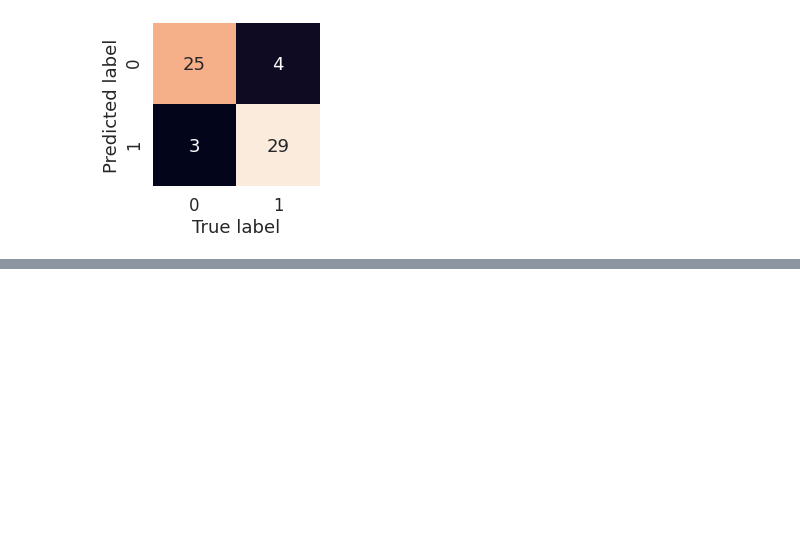
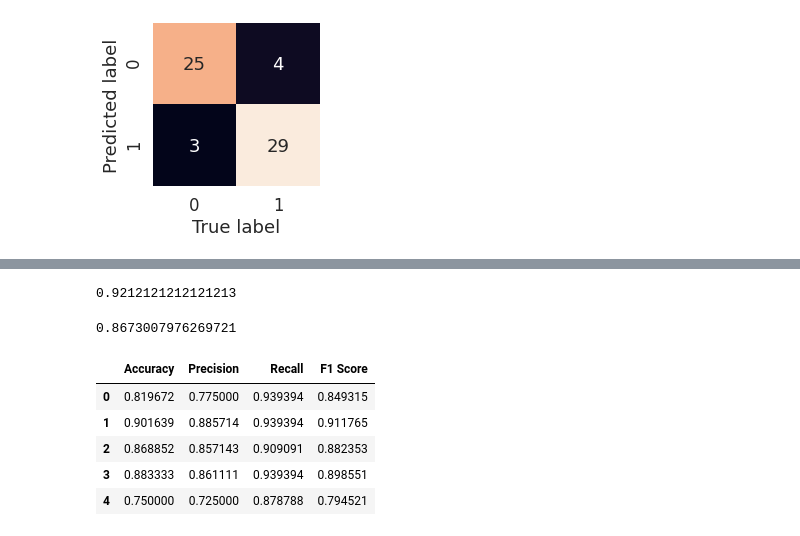
Before and after one commit to Shaheer-Imam/Data-Science, a Jupyter notebook: Heart disease classification.ipynb, the cells around one changed output, grey strips where cells are left out. Drawn from its saved outputs; the diff is of its cells as text; code cells hidden in the pictures; blank space fills up the shorter version.

```diff
--- a/Heart disease classification.ipynb
+++ b/Heart disease classification.ipynb
@@ -439,0 +475,4 @@ plot_confusion_matrix(y_test,y_results)
+# %%
+np.mean(cv_recall)
+# %% [output]
+0.9212121212121213
@@ -439,0 +481,4 @@ plot_confusion_matrix(y_test,y_results)
+# %%
+np.mean(cv_f1)
+# %% [output]
+0.8673007976269721
@@ -439,0 +490,9 @@ plot_confusion_matrix(y_test,y_results)
+# %%
+cv_metrics
+# %% [output]
+|  | Accuracy | Precision | Recall | F1 Score |
+| 0 | 0.819672 | 0.775000 | 0.939394 | 0.849315 |
+| 1 | 0.901639 | 0.885714 | 0.939394 | 0.911765 |
+| 2 | 0.868852 | 0.857143 | 0.909091 | 0.882353 |
+| 3 | 0.883333 | 0.861111 | 0.939394 | 0.898551 |
+| 4 | 0.750000 | 0.725000 | 0.878788 | 0.794521 |
```
Also changed, not shown: parts of 17 cells of this notebook.
